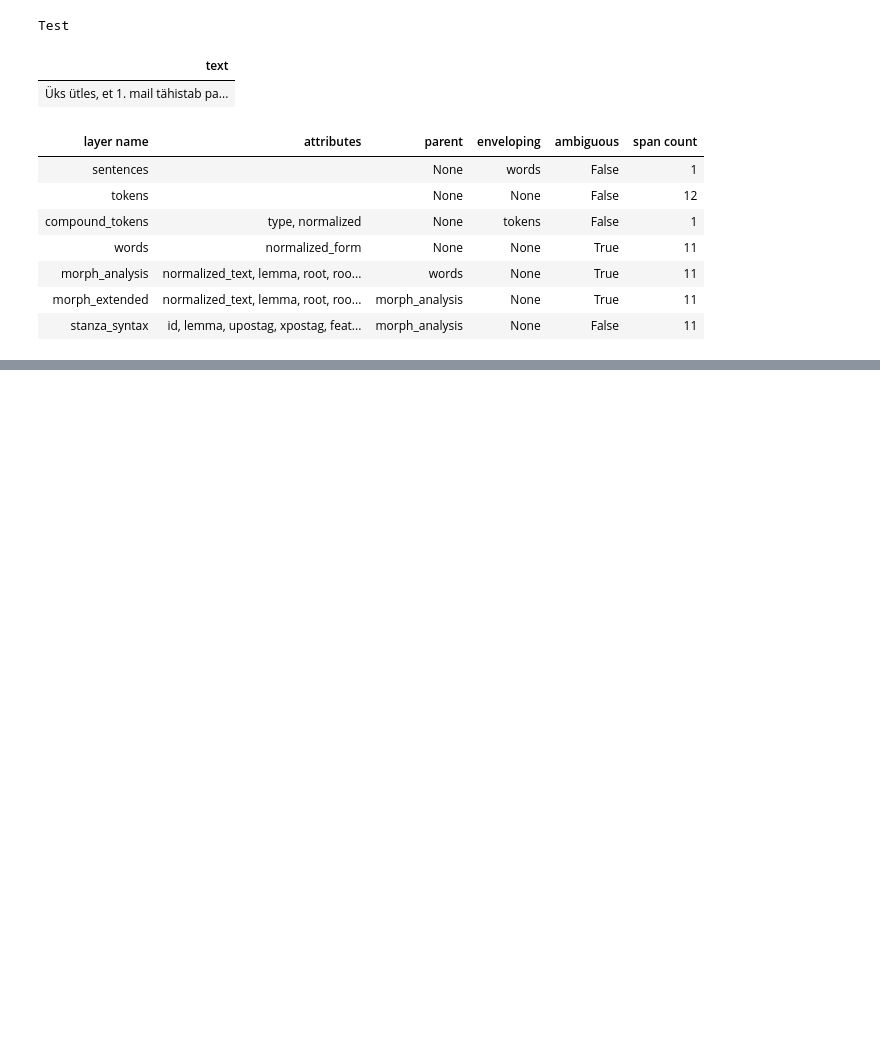
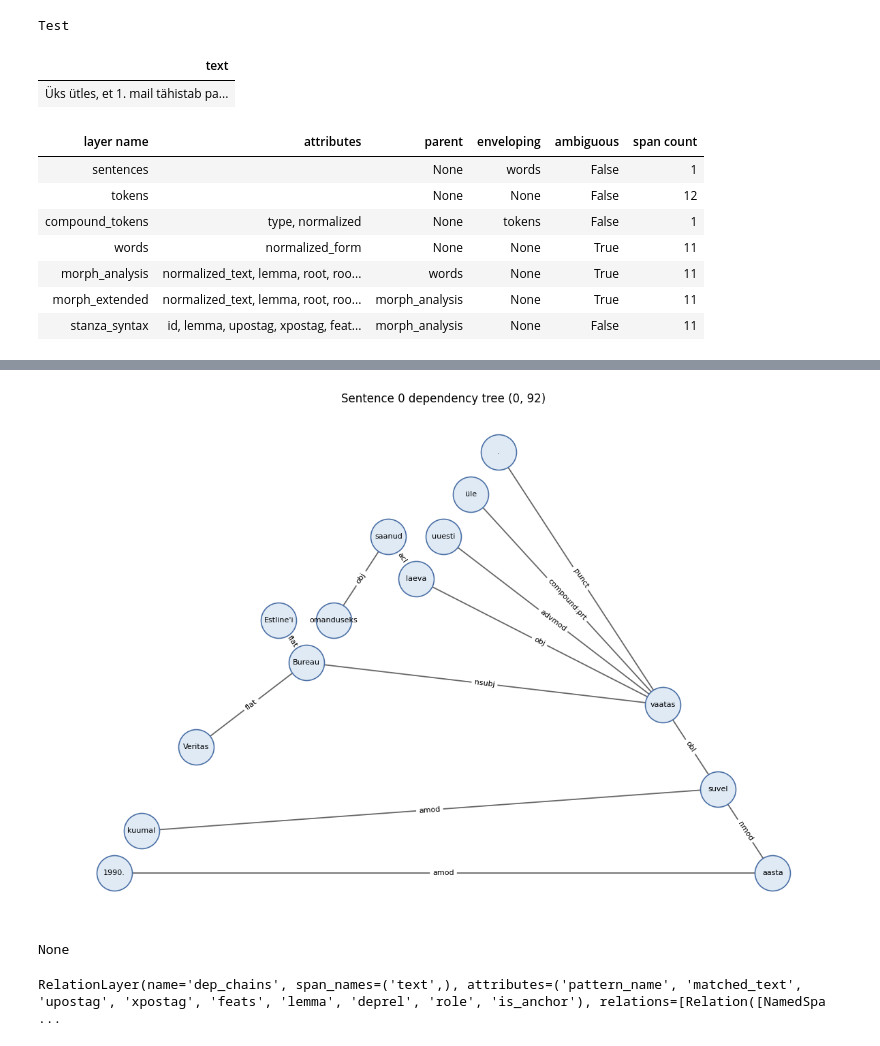
Before and after one commit to SanderSaska/EstNLTK_DependencyChains, a Jupyter notebook: testing_depchaintagger.ipynb, the cells around one changed output, grey strips where cells are left out. Saved outputs shown, nothing was run; the diff lists cells and outputs as text; code cells hidden in the pictures; blank space fills up the shorter version.

```diff
--- a/testing_depchaintagger.ipynb
+++ b/testing_depchaintagger.ipynb
@@ -1618,40 +74,0 @@ ChainMatch tests passed: 17/17
-# %%
-# Testing ChainMatch on the sample text with the StanzaSyntaxTagger
-
-sample_text = "Ta andis lendurist abikaasale oma raamatu. See raamat on väga huvitav."
-text_obj = estnltk.Text(sample_text)
-text_obj.tag_layer("morph_extended")
-# stanza_syntax_web_tagger.tag(text_obj)
-stanza_syntax_tagger.tag(text_obj)
-
-# Check the ChainMatch implementation with the sample text
-for id, sentence in enumerate(text_obj.sentences):
-    graph_index = SyntaxGraphIndex(
-        sentence.stanza_syntax,
-        sentence_id=id,
-        sentence_span=(sentence.start, sentence.end),
-    )
-    print(
-        f"Sentence ID: {graph_index.sent_id}, Sentence Span: {graph_index.sentence_span}"
-    )
-    print("Testing ChainMatch on a sample match:")
-    source_node = graph_index.get_node(3)  # lendurist
-    target_node = graph_index.get_node(4)  # abikaasale
-    edge_ctx = EdgeContext()
-    edge_ctx.direction = DirectionMode.UP
-    edge_ctx.deprel = "nmod"
-    edge_ctx.hops = 1
-    edge_ctx.crosses_sentence = False
-
-    match = ChainMatch(
-        pattern_name="lendurist_to_abikaasale",
-        sentence_index=id,
-        sentence_span=(sentence.start, sentence.end),
-        role_to_token_id={"source": 3, "target": 4},
-        role_to_node={"source": source_node, "target": target_node},
-        traversed_edges=(("source", "target", edge_ctx),),
-        matched_text=f"{source_node.text} {target_node.text}",
-    )
-
-    print(match.describe())
-    print("-" * 50)
@@ -2722,0 +191,19 @@ text_obj.dep_chains.display()
+# %%
+SyntaxGraphIndex.visualize(graph_index, layout="planar", node_size=1400, show=False)
+# %% [output]
+[figure, added]
+# %%
+# Testing DepChainTagger class and its EstNLTK-compatible wrapper on the sample text with the StanzaSyntaxTagger
+tagger = DepChainTagger(
+    patterns=(pattern,),
+)
+
+status = {}
+tagger.tag(text_obj, status=status)
+print(status.get("errors"))
+# %% [output]
+None
+# %%
+print(text_obj["dep_chains"])
+# %% [output]
+RelationLayer(name='dep_chains', span_names=('text',), attributes=('pattern_name', 'matched_text', 'upostag', 'xpostag', 'feats', 'lemma', 'deprel', 'role', 'is_anchor'), relations=[Relation([NamedSpa ...
```
Also changed, not shown: parts of 46 cells of this notebook, 11 other files.
